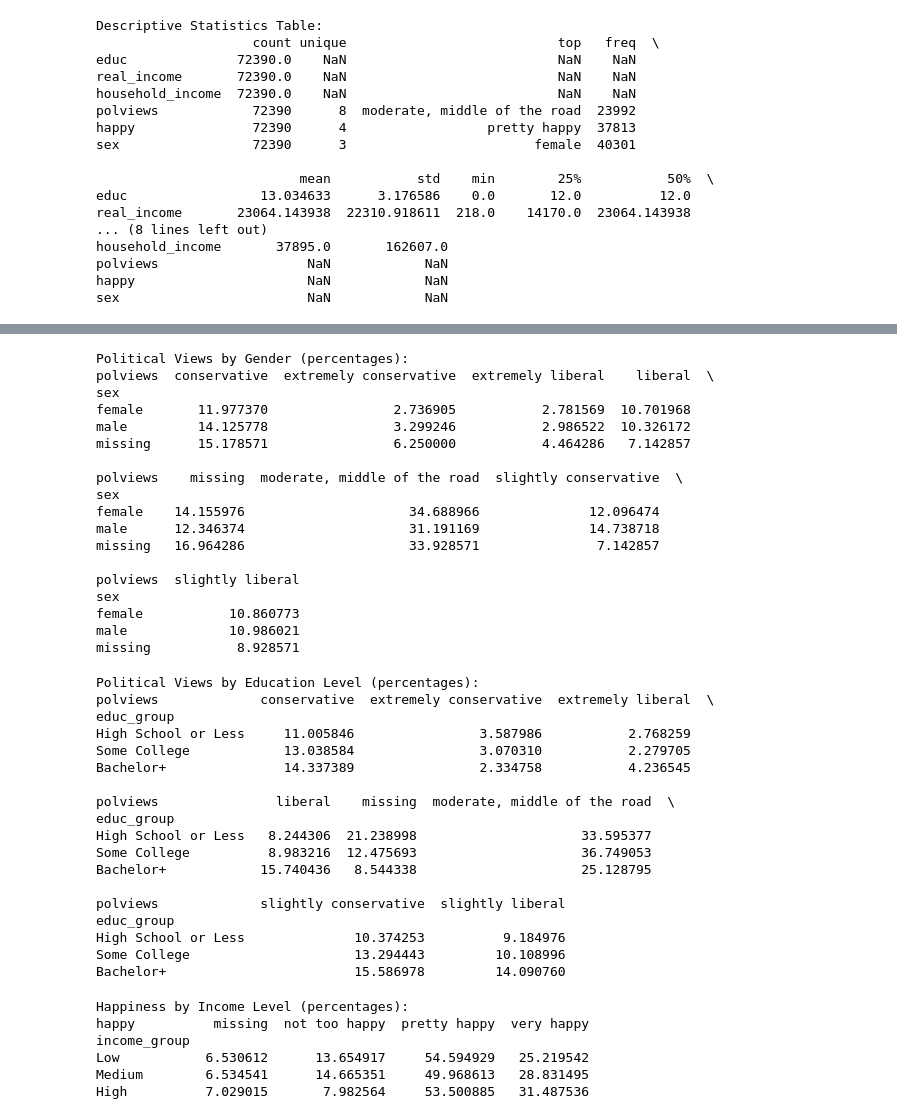
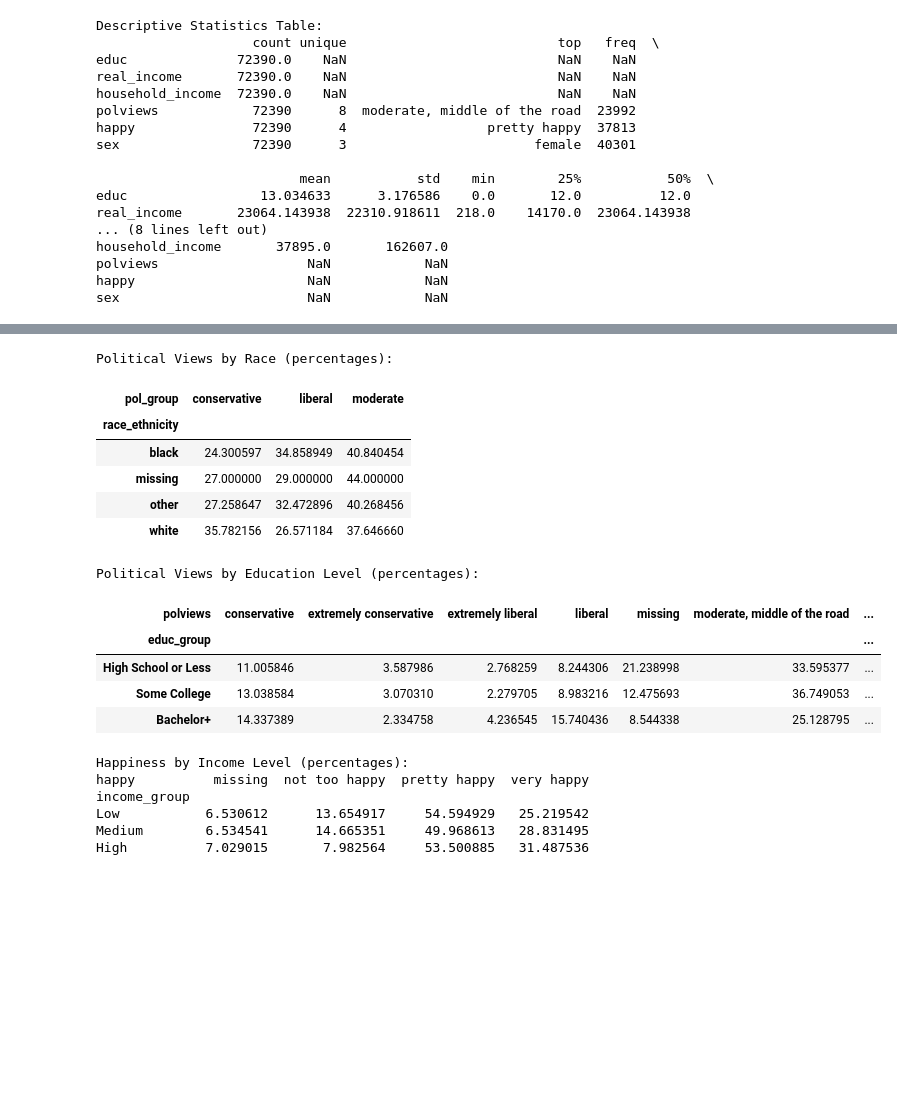
Before and after one commit to fwx5ax/Final-Project-DS3001, a Jupyter notebook: Project.ipynb, the cells around one changed output, grey strips where cells are left out. Cells and saved outputs as stored; diff of their text form; code cells hidden in the pictures; blank space fills up the shorter version.

```diff
--- a/Project.ipynb
+++ b/Project.ipynb
@@ -623,50 +637,27 @@ slightly liberal               26.202532
 # %%
-# 3. Political Views by Gender (cross tab)
-polviews_by_gender = pd.crosstab(gss['sex'], gss['polviews'], normalize='index') * 100
-print("\nPolitical Views by Gender (percentages):")
-print(polviews_by_gender)
+# 5. Political Views by Race
+polviews_by_race = pd.crosstab(gss['race_ethnicity'], gss['pol_group'], normalize='index') * 100
+print("\nPolitical Views by Race (percentages):")
+polviews_by_race
 # %% [output]
-Political Views by Gender (percentages):
-polviews  conservative  extremely conservative  extremely liberal    liberal  \
-sex
-female       11.977370                2.736905           2.781569  10.701968
-male         14.125778                3.299246           2.986522  10.326172
-missing      15.178571                6.250000           4.464286   7.142857
-
-polviews    missing  moderate, middle of the road  slightly conservative  \
-sex
-female    14.155976                     34.688966              12.096474
-male      12.346374                     31.191169              14.738718
-missing   16.964286                     33.928571               7.142857
-
-polviews  slightly liberal
-sex
-female           10.860773
-male             10.986021
-missing           8.928571
+Political Views by Race (percentages):
+| pol_group | conservative | liberal | moderate |
+| race_ethnicity |  |  |  |
+| black | 24.300597 | 34.858949 | 40.840454 |
+| missing | 27.000000 | 29.000000 | 44.000000 |
+| other | 27.258647 | 32.472896 | 40.268456 |
+| white | 35.782156 | 26.571184 | 37.646660 |
 # %%
-# 4. Political Views by Age Group
+# 5. Political Views by Education Group
 gss['educ_group'] = pd.cut(gss['educ'], bins=[0, 11, 15, 20], labels=['High School or Less', 'Some College', 'Bachelor+'])
 polviews_by_educ = pd.crosstab(gss['educ_group'], gss['polviews'], normalize='index') * 100
 print("\nPolitical Views by Education Level (percentages):")
-print(polviews_by_educ)
+polviews_by_educ
 # %% [output]
 Political Views by Education Level (percentages):
-polviews             conservative  extremely conservative  extremely liberal  \
-educ_group
-High School or Less     11.005846                3.587986           2.768259
-Some College            13.038584                3.070310           2.279705
-Bachelor+               14.337389                2.334758           4.236545
-
-polviews               liberal    missing  moderate, middle of the road  \
-educ_group
-High School or Less   8.244306  21.238998                     33.595377
-Some College          8.983216  12.475693                     36.749053
-Bachelor+            15.740436   8.544338                     25.128795
-
-polviews             slightly conservative  slightly liberal
-educ_group
-High School or Less              10.374253          9.184976
-Some College                     13.294443         10.108996
-Bachelor+                        15.586978         14.090760
+| polviews | conservative | extremely conservative | extremely liberal | liberal | missing | moderate, middle of the road | ... |
+| educ_group |  |  |  |  |  |  | ... |
+| High School or Less | 11.005846 | 3.587986 | 2.768259 | 8.244306 | 21.238998 | 33.595377 | ... |
+| Some College | 13.038584 | 3.070310 | 2.279705 | 8.983216 | 12.475693 | 36.749053 | ... |
+| Bachelor+ | 14.337389 | 2.334758 | 4.236545 | 15.740436 | 8.544338 | 25.128795 | ... |
 # %%
```
Also changed, not shown: parts of 5 cells of this notebook.
